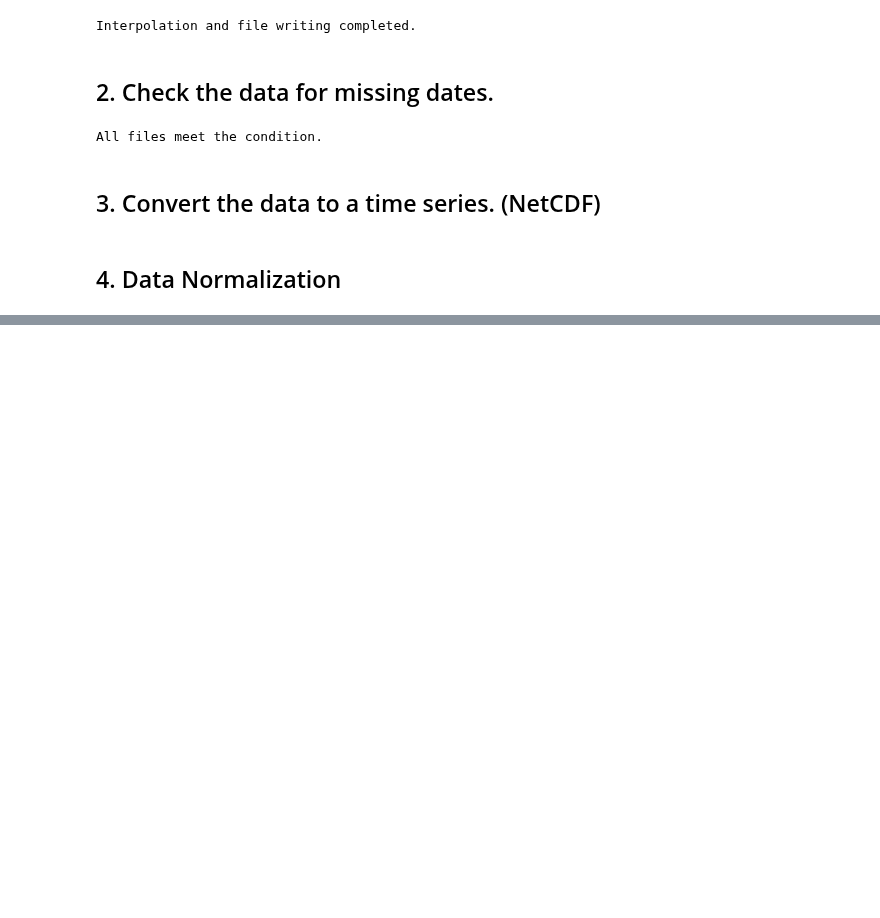
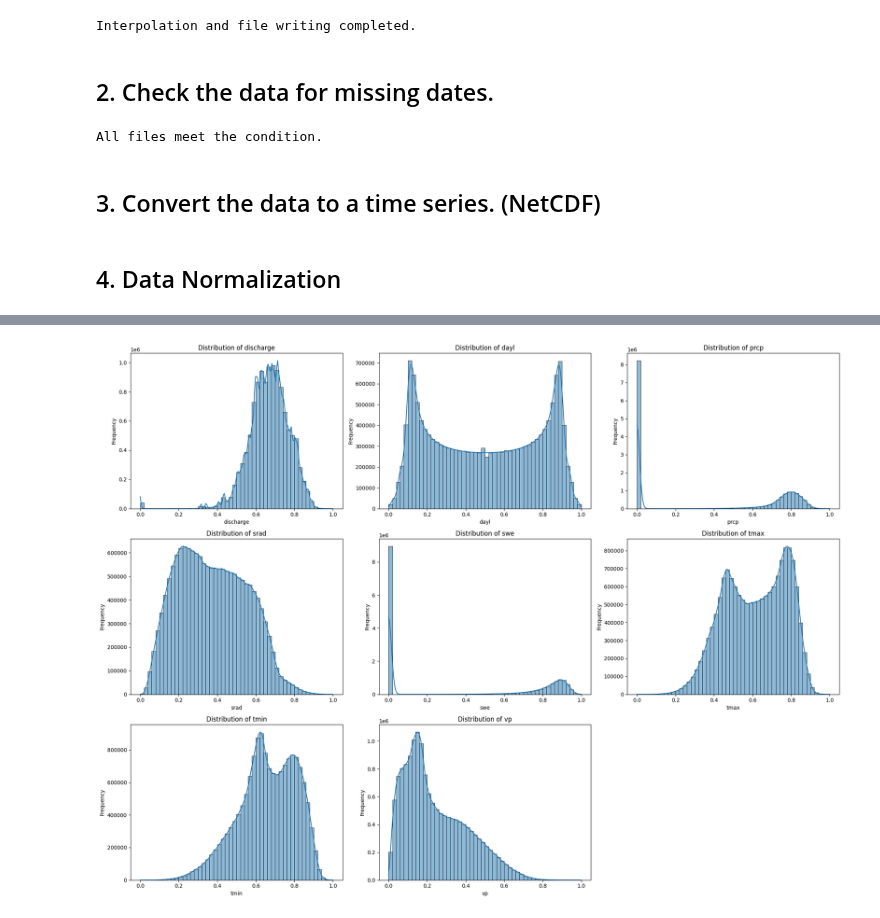
Before and after one commit to yunsupark1120/GAGEii_modeling, a Jupyter notebook: data_preprocessing.ipynb, the cells around one changed output, grey strips where cells are left out. Drawn from its saved outputs; the diff is of its cells as text; code cells hidden in the pictures; blank space fills up the shorter version.

Commit message:
data preprocessing

```diff
--- a/data_preprocessing.ipynb
+++ b/data_preprocessing.ipynb
@@ -233,0 +374,38 @@ plt.show()
+# %%
+import os
+import pandas as pd
+import matplotlib.pyplot as plt
+import seaborn as sns
+from tqdm import tqdm
+
+# Define the directory containing the CSV files
+data_folder = 'data/processed_csv_files'
+
+# Initialize an empty list to store the data
+data_list = []
+
+# Iterate over all CSV files in the directory
+for file_name in tqdm(os.listdir(data_folder)):
+    if file_name.endswith('.csv'):
+        file_path = os.path.join(data_folder, file_name)
+        df = pd.read_csv(file_path, index_col='date')
+        data_list.append(df)
+
+# Concatenate all data into a single DataFrame
+combined_df = pd.concat(data_list)
+# %%
+# Plot the distribution of each variable
+variables = ['discharge', 'dayl', 'prcp', 'srad', 'swe', 'tmax', 'tmin', 'vp']
+
+plt.figure(figsize=(20, 15))
+for i, variable in tqdm(enumerate(variables, 1)):
+    plt.subplot(3, 3, i)
+    sns.histplot(combined_df[variable].dropna(), bins=50, kde=True)
+    plt.xlabel(variable)
+    plt.ylabel('Frequency')
+    plt.title(f'Distribution of {variable}')
+
+plt.tight_layout()
+plt.show()
+# %% [output]
+[figure, added]
```
Also changed, not shown: parts of 7 cells of this notebook, 1 other file.
